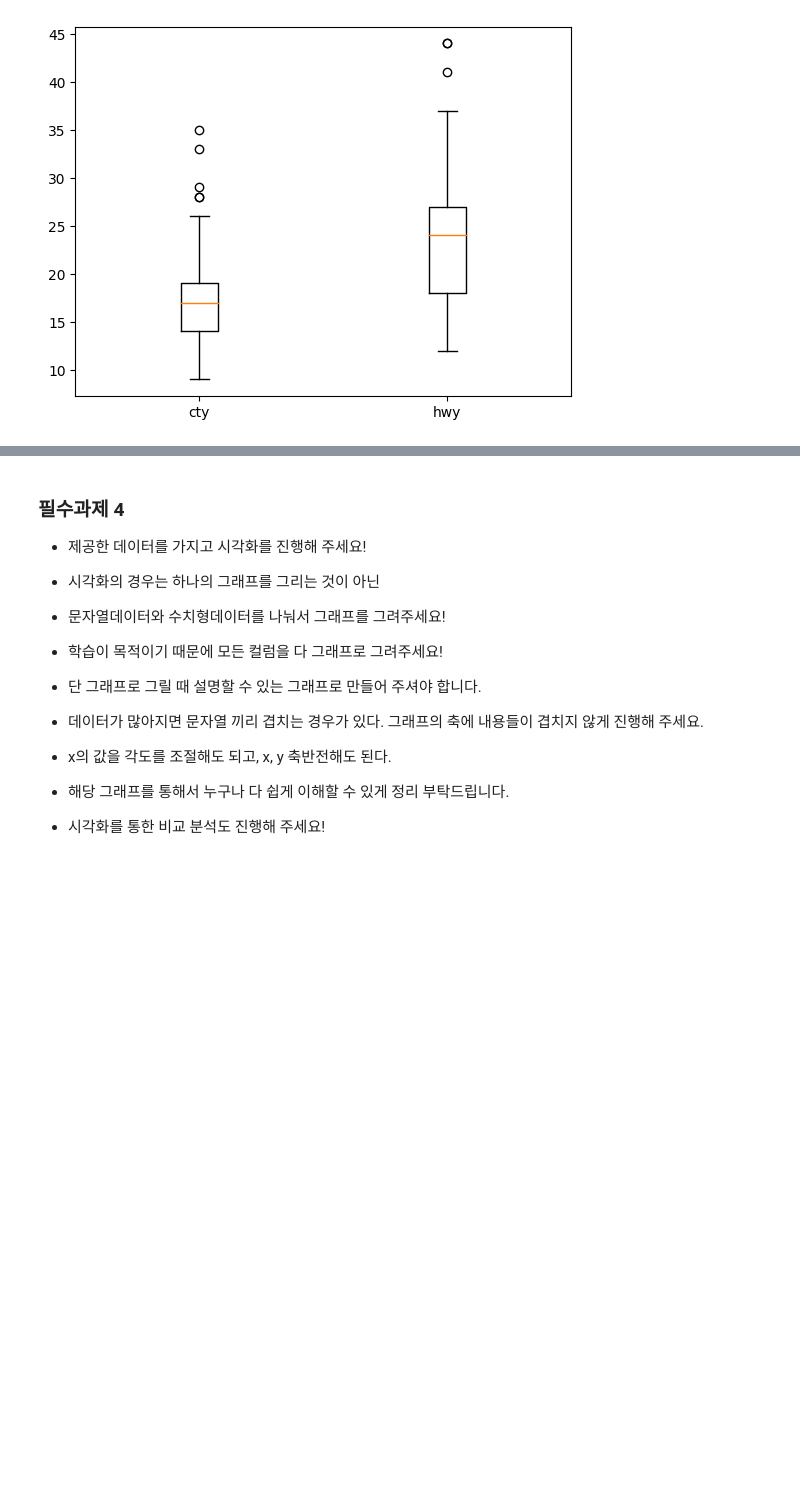
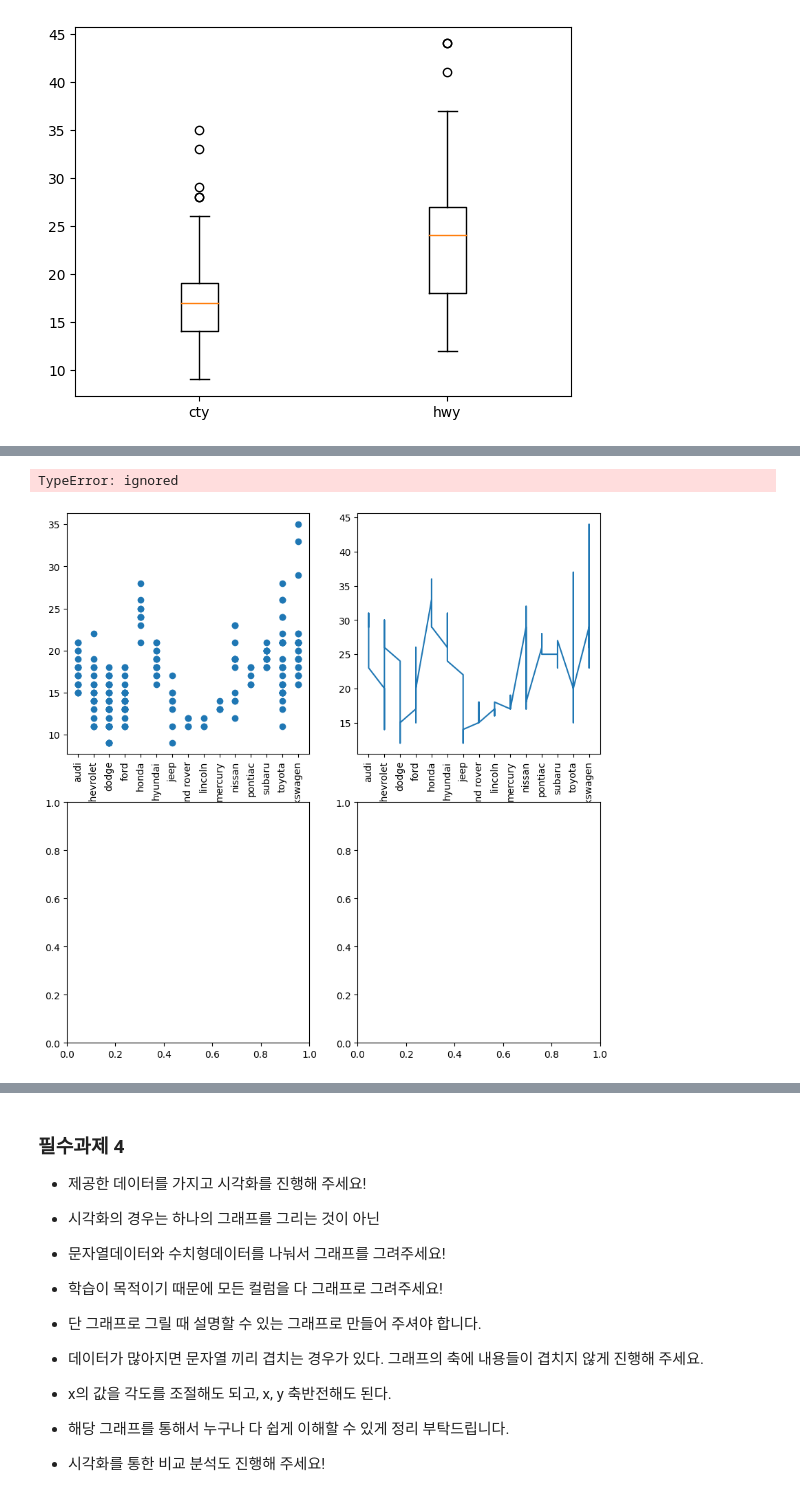
Before and after one commit to seon0415/BDA, a Jupyter notebook: 박서연29_0409_필수과제.ipynb, the cells around one changed output, grey strips where cells are left out. Saved outputs shown, nothing was run; the diff lists cells and outputs as text; code cells hidden in the pictures; blank space fills up the shorter version.

```diff
--- a/박서연29_0409_필수과제.ipynb
+++ b/박서연29_0409_필수과제.ipynb
@@ -186,0 +256,23 @@ mpg = pd.read_csv('mpg.csv')
+# %%
+import matplotlib.pyplot as plt
+
+fig, ax=plt.subplots(nrows=2, ncols=2, figsize=(10,10))
+
+ax[0, 0].scatter(mpg['manufacturer'],mpg['cty'])
+ax[0, 0].set_xticklabels(ax[0,0].get_xticklabels(), rotation=90)
+
+ax[0, 1].plot(mpg['manufacturer'],mpg['hwy'])
+ax[0, 1].set_xticklabels(ax[0,1].get_xticklabels(), rotation=90)
+
+ax[1, 0].plot(mpg[mpg['model'].isin(mpg['model'].value_counts()[mpg['model'].value_counts() > 5].index)]
+              ,mpg[mpg['cty'].isin(mpg['model'].value_counts()[mpg['model'].value_counts() > 5].index)])
+ax[1, 0].set_xticklabels(ax[1,0].get_xticklabels(), rotation=90)
+
+ax[1, 1].plot(mpg['model'],mpg['hwy'])
+ax[1, 1].set_xticklabels(ax[1,1].get_xticklabels(), rotation=90)
+
+plt.subplots_adjust(wspace= 0.5, hspace= 0.4)
+plt.show()
+# %% [output]
+TypeError: ignored
+[figure, added]
```
Also changed, not shown: parts of 13 cells of this notebook.
